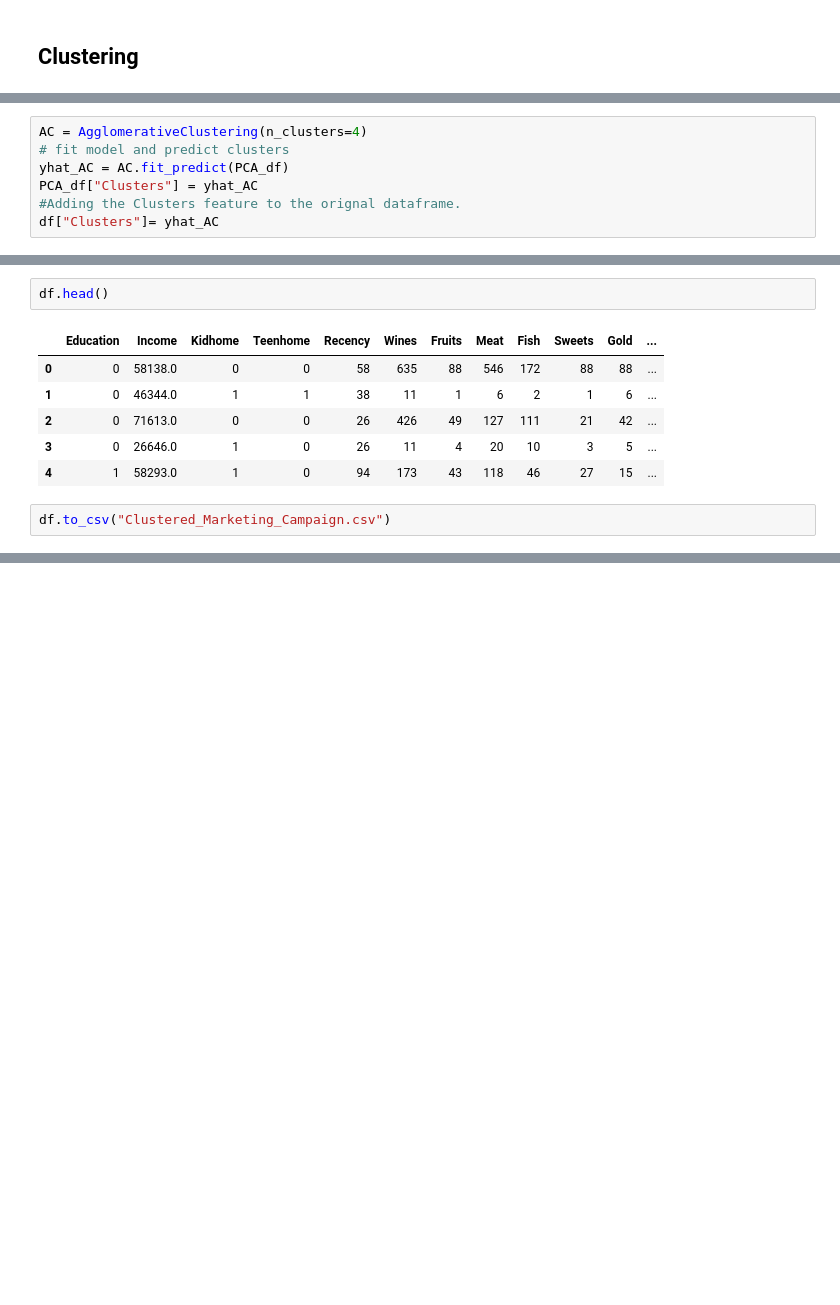
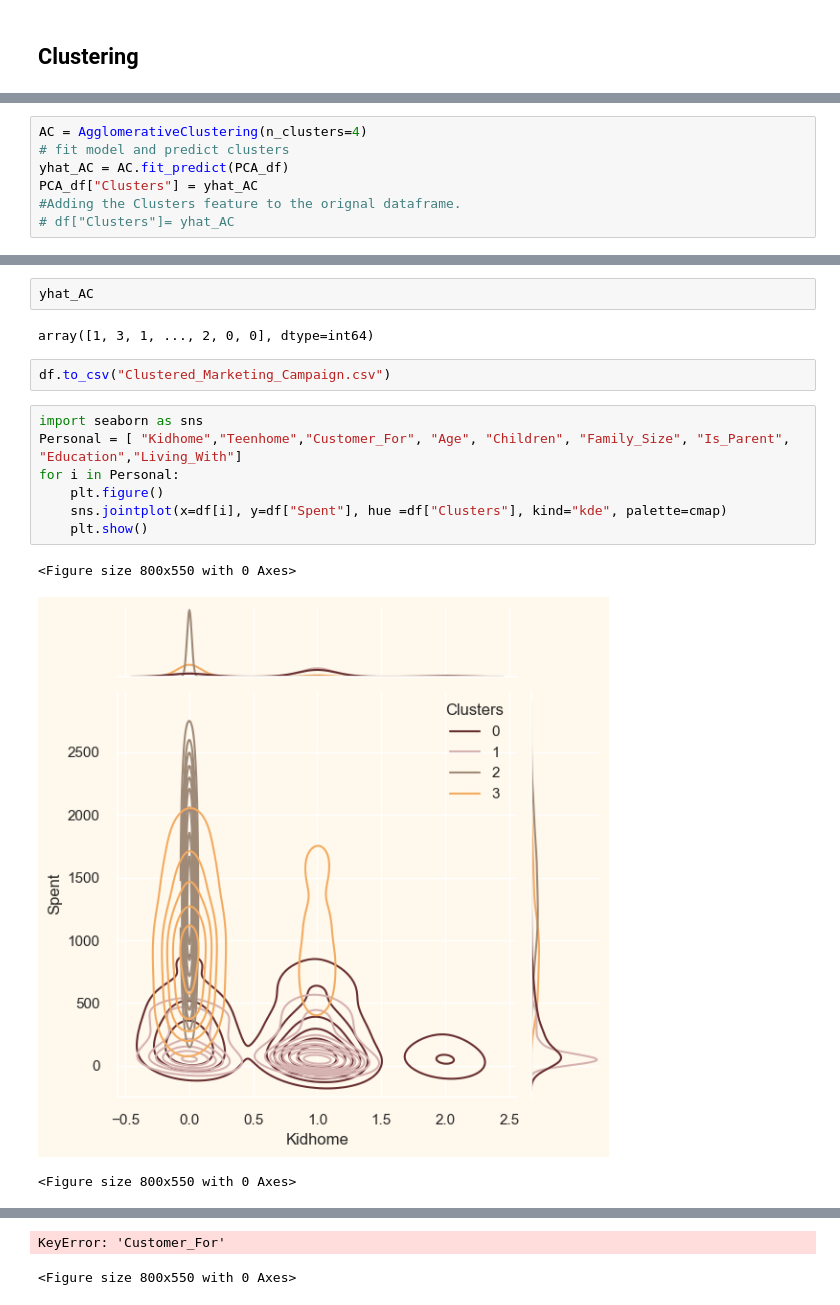
Before and after one commit to Anant0507/Customer-Segmentation, a Jupyter notebook: Clustering_Customer.ipynb, the cells around one changed output, grey strips where cells are left out. Drawn from its saved outputs; the diff is of its cells as text; blank space fills up the shorter version.

```diff
--- a/Clustering_Customer.ipynb
+++ b/Clustering_Customer.ipynb
@@ -334,7 +366,7 @@ AC = AgglomerativeClustering(n_clusters=4)
 yhat_AC = AC.fit_predict(PCA_df)
 PCA_df["Clusters"] = yhat_AC
 #Adding the Clusters feature to the orignal dataframe.
-df["Clusters"]= yhat_AC
+# df["Clusters"]= yhat_AC
 # %%
 #Plotting the clusters
 cmap = colors.ListedColormap(["#682F2F", "#9E726F", "#D6B2B1", "#B9C0C9", "#9F8A78", "#F3AB60"])
@@ -348,11 +380,17 @@ plt.show()
-# %%
-df.head()
-# %% [output]
-|  | Education | Income | Kidhome | Teenhome | Recency | Wines | Fruits | Meat | Fish | Sweets | Gold | ... |
-| 0 | 0 | 58138.0 | 0 | 0 | 58 | 635 | 88 | 546 | 172 | 88 | 88 | ... |
-| 1 | 0 | 46344.0 | 1 | 1 | 38 | 11 | 1 | 6 | 2 | 1 | 6 | ... |
-| 2 | 0 | 71613.0 | 0 | 0 | 26 | 426 | 49 | 127 | 111 | 21 | 42 | ... |
-| 3 | 0 | 26646.0 | 1 | 0 | 26 | 11 | 4 | 20 | 10 | 3 | 5 | ... |
-| 4 | 1 | 58293.0 | 1 | 0 | 94 | 173 | 43 | 118 | 46 | 27 | 15 | ... |
+# %%
+yhat_AC
+# %% [output]
+array([1, 3, 1, ..., 2, 0, 0], dtype=int64)
 # %%
 df.to_csv("Clustered_Marketing_Campaign.csv")
+# %%
+import seaborn as sns
+Personal = [ "Kidhome","Teenhome","Customer_For", "Age", "Children", "Family_Size", "Is_Parent", "Education","Living_With"]
+for i in Personal:
+    plt.figure()
+    sns.jointplot(x=df[i], y=df["Spent"], hue =df["Clusters"], kind="kde", palette=cmap)
+    plt.show()
+# %% [output]
+<Figure size 800x550 with 0 Axes>
+[figure, added]
+<Figure size 800x550 with 0 Axes>
@@ -358,0 +398,2 @@ df.to_csv("Clustered_Marketing_Campaign.csv")
+KeyError: 'Customer_For'
+<Figure size 800x550 with 0 Axes>
```
Also changed, not shown: parts of 8 cells of this notebook, 3 other files.
